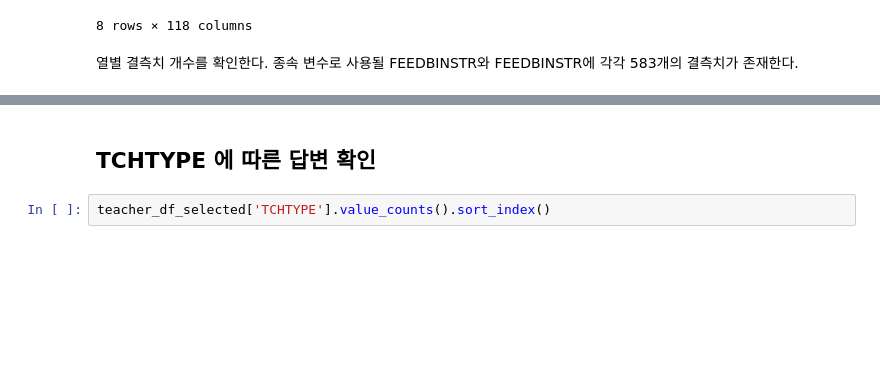
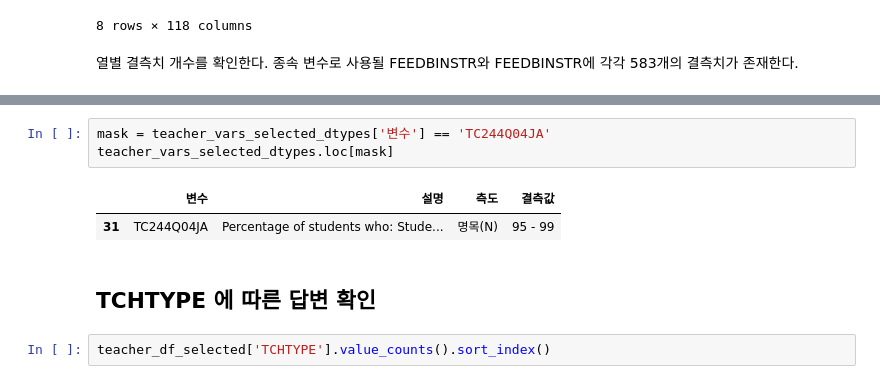
Before and after one commit to codingalzi/pisa, a Jupyter notebook: p2022/teacher_vars.ipynb, the cells around one changed output, grey strips where cells are left out. Saved outputs shown, nothing was run; the diff lists cells and outputs as text; blank space fills up the shorter version.

```diff
--- a/p2022/teacher_vars.ipynb
+++ b/p2022/teacher_vars.ipynb
@@ -181,3 +274,9 @@ teacher_df_selected.shape
+# %%
+mask = teacher_vars_selected_dtypes['변수'] == 'TC244Q04JA'
+teacher_vars_selected_dtypes.loc[mask]
+# %% [output]
+|  | 변수 | 설명 | 측도 | 결측값 |
+| 31 | TC244Q04JA | Percentage of students who: Stude... | 명목(N) | 95 - 99 |
 # %% [markdown]
 ## TCHTYPE 에 따른 답변 확인
 # %%
```
Also changed, not shown: parts of 19 cells of this notebook.
